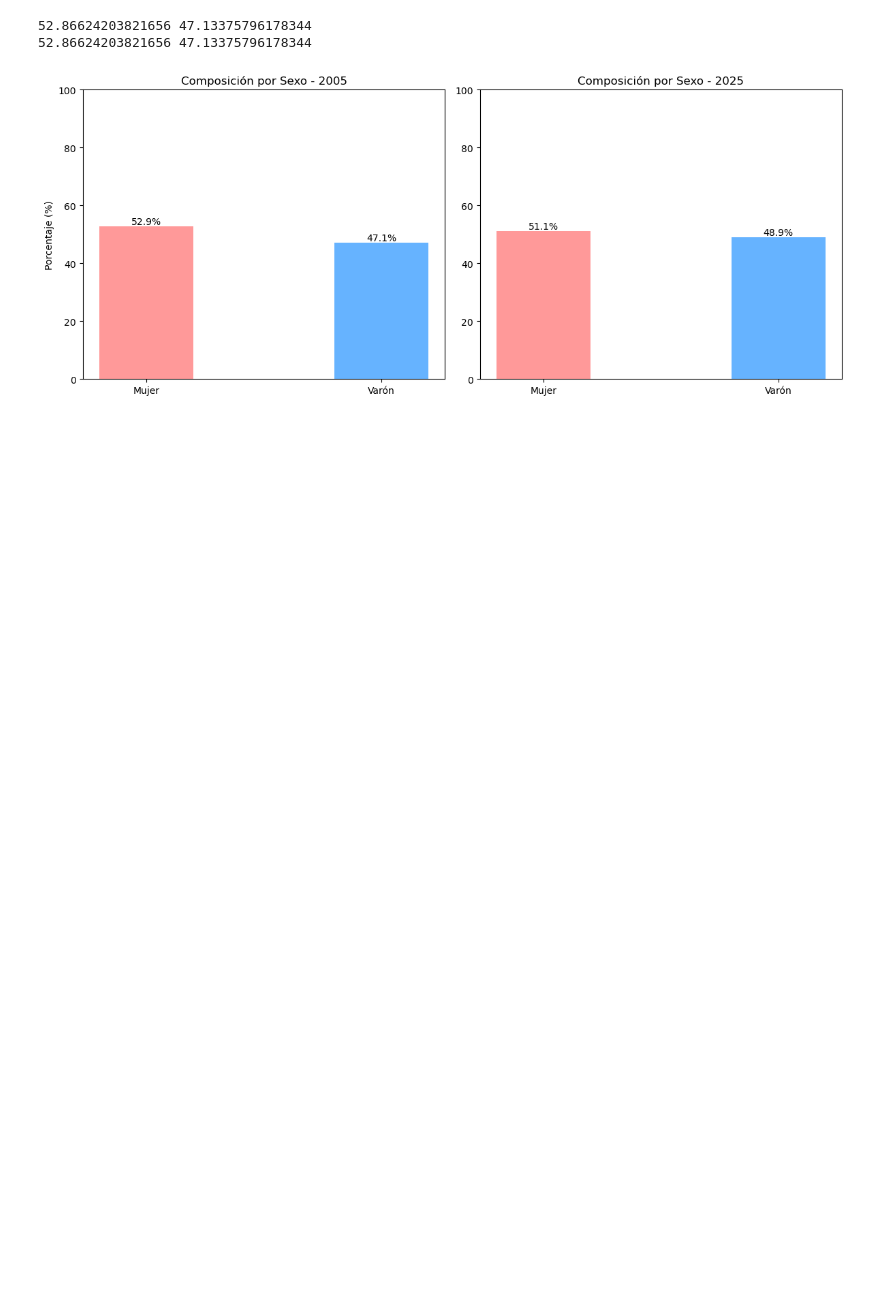
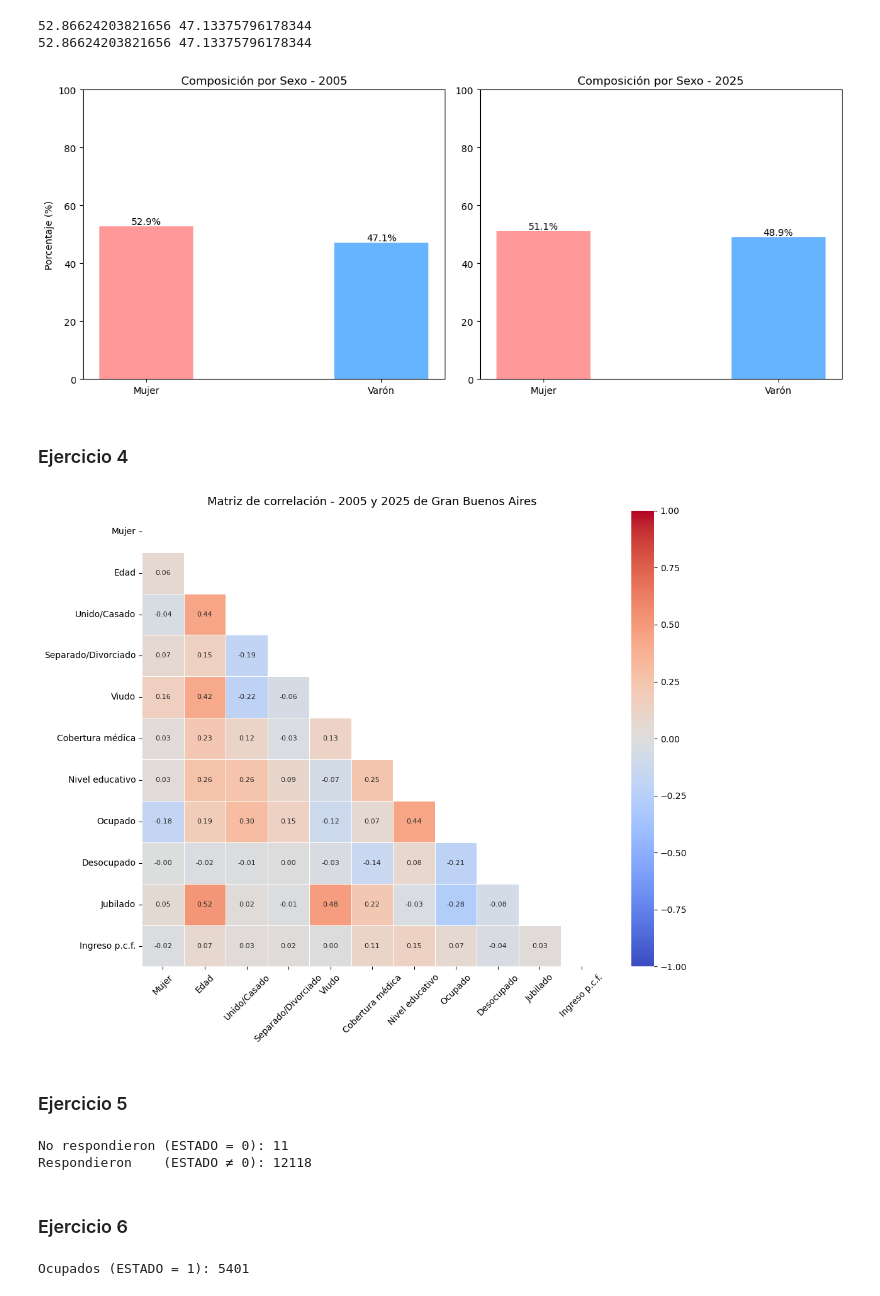
Before and after one commit to MariaFlorenciaPascale/E337_Grupo1, a Jupyter notebook: TP1/E337_Grupo1_TP1.ipynb, the cells around one changed output. Saved outputs shown, nothing was run; the diff lists cells and outputs as text; code cells hidden in the pictures; blank space fills up the shorter version.

```diff
--- a/TP1/E337_Grupo1_TP1.ipynb
+++ b/TP1/E337_Grupo1_TP1.ipynb
@@ -423,3 +428,73 @@ plt.show()
 52.86624203821656 47.13375796178344
 52.86624203821656 47.13375796178344
 [figure]
+# %% [markdown]
+### Ejercicio 4
+# %%
+# Punto 4 - Heatmap de correlación
+
+import pandas as pd
+import numpy as np
+import matplotlib.pyplot as plt
+import seaborn as sns
+
+# Crea una nueva dataframe usando pandas con los contenidos de la dataframe anterior pero con nombres autocontenidos y categóricos:
+vars_total = pd.DataFrame()
+vars_total['Mujer']               = (df_eph_GBA['CH04'] == 2).astype(float)
+vars_total['Edad']                = df_eph_GBA['CH06']
+vars_total['Unido/Casado']        = (df_eph_GBA['CH07'].isin([1, 2])).astype(float)
+vars_total['Separado/Divorciado'] = (df_eph_GBA['CH07'] == 3).astype(float)
+vars_total['Viudo']               = (df_eph_GBA['CH07'] == 4).astype(float)
+vars_total['Cobertura médica']    = (df_eph_GBA['CH08'] != 4).astype(float)
+vars_total['Nivel educativo']     = df_eph_GBA['NIVEL_ED'].map({7:1, 1:2, 2:3, 3:4, 4:5, 5:6, 6:7})
+vars_total['Ocupado']             = (df_eph_GBA['ESTADO'] == 1).astype(float)
+vars_total['Desocupado']          = (df_eph_GBA['ESTADO'] == 2).astype(float)
+vars_total['Jubilado']            = (df_eph_GBA['CAT_INAC'] == 1).astype(float)
+vars_total['Ingreso p.c.f.']      = df_eph_GBA['IPCF']
+
+# Arma la atriz de correlación:
+corr = vars_total.corr()
+mask = np.triu(np.ones_like(corr, dtype=bool))
+
+# Arma el heatmap de correlación, con título, correlaciones dentro de las celdas y sin la parte redundante de la matriz:
+fig, ax = plt.subplots(figsize=(11, 9))
+sns.heatmap(corr,
+            ax=ax,
+            annot=True,
+            fmt='.2f',
+            cmap='coolwarm',
+            vmin=-1, vmax=1,
+            mask=mask,
+            linewidths=0.5,
+            annot_kws={'size': 8})
+ax.set_title('Matriz de correlación - 2005 y 2025 de Gran Buenos Aires', fontsize=13)
+ax.tick_params(axis='x', rotation=45)
+ax.tick_params(axis='y', rotation=0)
+plt.tight_layout()
+plt.savefig('matriz_correlacion_gba_punto_4.png', dpi=150, bbox_inches='tight')
+plt.show()
+# %% [output]
+[figure, added]
+# %% [markdown]
+### Ejercicio 5
+# %%
+# Punto 5: separar los respondieron de los no respondieron
+
+norespondieron = df_eph_GBA[df_eph_GBA['ESTADO'] == 0].copy()
+respondieron   = df_eph_GBA[df_eph_GBA['ESTADO'] != 0].copy()
+
+print("No respondieron (ESTADO = 0):", len(norespondieron))
+print("Respondieron    (ESTADO ≠ 0):", len(respondieron))
+# %% [output]
+No respondieron (ESTADO = 0): 11
+Respondieron    (ESTADO ≠ 0): 12118
+# %% [markdown]
+### Ejercicio 6
+# %%
+# Punto 6: sólo ocupados
+
+ocupados = respondieron[respondieron['ESTADO'] == 1].copy()
+
+print("Ocupados (ESTADO = 1):", len(ocupados))
+# %% [output]
+Ocupados (ESTADO = 1): 5401
```
Also changed, not shown: parts of 15 cells of this notebook, 3 other files.
